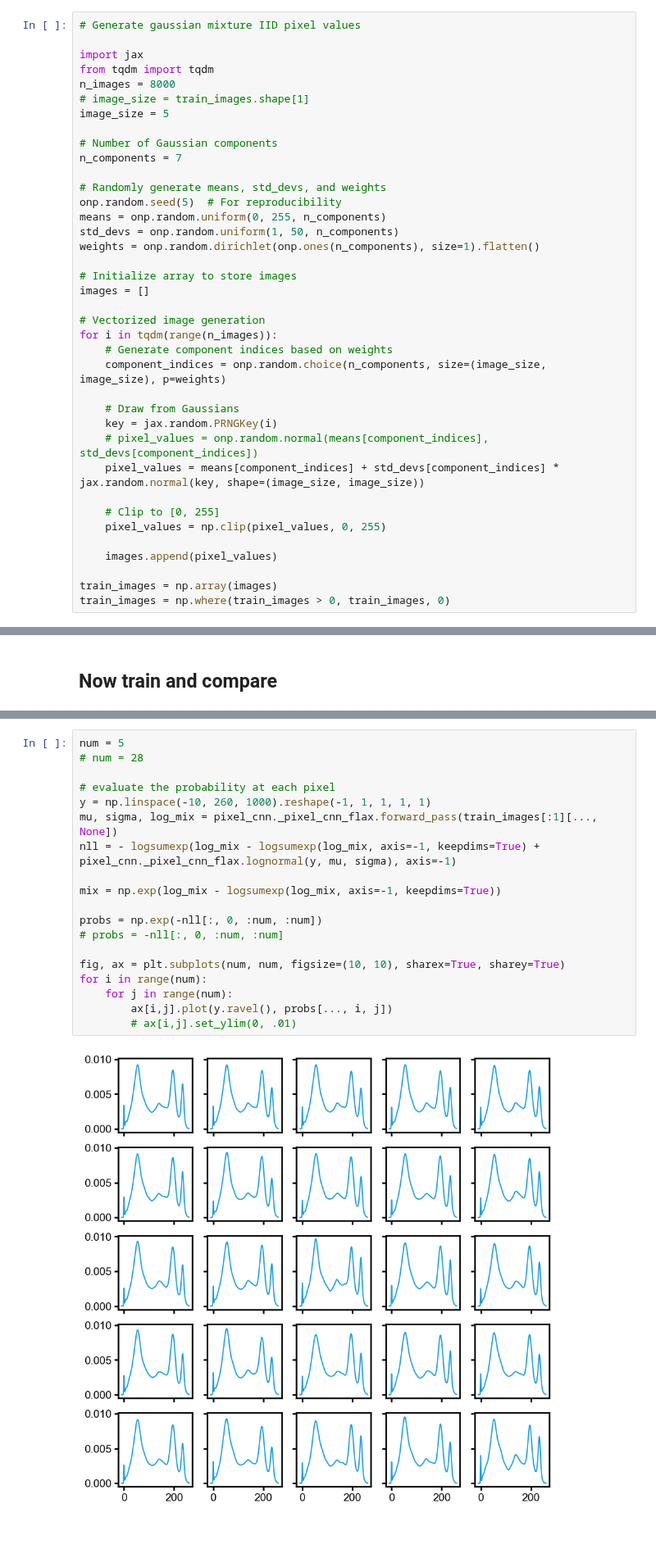
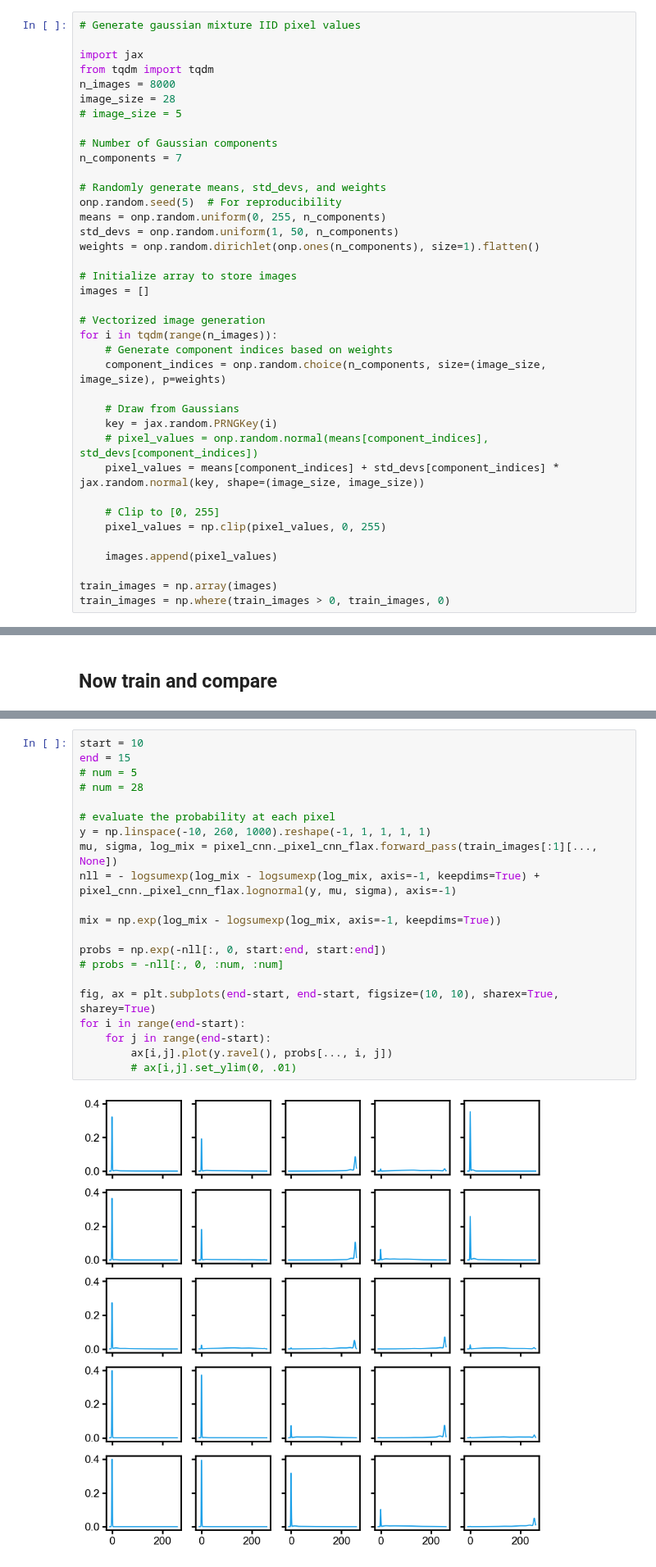
Before and after one commit to Waller-Lab/EncodingInformation, a Jupyter notebook: pixel_cnn/debug_pixel_cnn.ipynb, the cells around one changed output, grey strips where cells are left out. Shown at 82% size. Drawn from its saved outputs; the diff is of its cells as text; blank space fills up the shorter version.

```diff
--- a/pixel_cnn/debug_pixel_cnn.ipynb
+++ b/pixel_cnn/debug_pixel_cnn.ipynb
@@ -41,8 +39,8 @@ train_images = onp.where(onp.random.rand(*train_images.shape) > 0.5, 250, 5) + o
 import jax
 from tqdm import tqdm
 n_images = 8000
-# image_size = train_images.shape[1]
-image_size = 5
+image_size = 28
+# image_size = 5
 
 # Number of Gaussian components
 n_components = 7
@@ -150,24 +154,26 @@ Initial validation NLL: 151.26
 # %%
-num = 5
+start = 10
+end = 15
+# num = 5
 # num = 28
 
 # evaluate the probability at each pixel
 y = np.linspace(-10, 260, 1000).reshape(-1, 1, 1, 1, 1)
 mu, sigma, log_mix = pixel_cnn._pixel_cnn_flax.forward_pass(train_images[:1][..., None])
 nll = - logsumexp(log_mix - logsumexp(log_mix, axis=-1, keepdims=True) + pixel_cnn._pixel_cnn_flax.lognormal(y, mu, sigma), axis=-1)
 
 mix = np.exp(log_mix - logsumexp(log_mix, axis=-1, keepdims=True))
 
-probs = np.exp(-nll[:, 0, :num, :num])
+probs = np.exp(-nll[:, 0, start:end, start:end])
 # probs = -nll[:, 0, :num, :num]
 
-fig, ax = plt.subplots(num, num, figsize=(10, 10), sharex=True, sharey=True)
-for i in range(num):
-    for j in range(num):
+fig, ax = plt.subplots(end-start, end-start, figsize=(10, 10), sharex=True, sharey=True)
+for i in range(end-start):
+    for j in range(end-start):
         ax[i,j].plot(y.ravel(), probs[..., i, j])
         # ax[i,j].set_ylim(0, .01)
 # %% [output]
-[figure, old version]
+[figure, new version]
 # %%
 mix = np.exp(log_mix - logsumexp(log_mix, axis=-1, keepdims=True))
 assert np.allclose(mix.sum(-1), 1)
```
Also changed, not shown: parts of 7 cells of this notebook, 1 other file.
